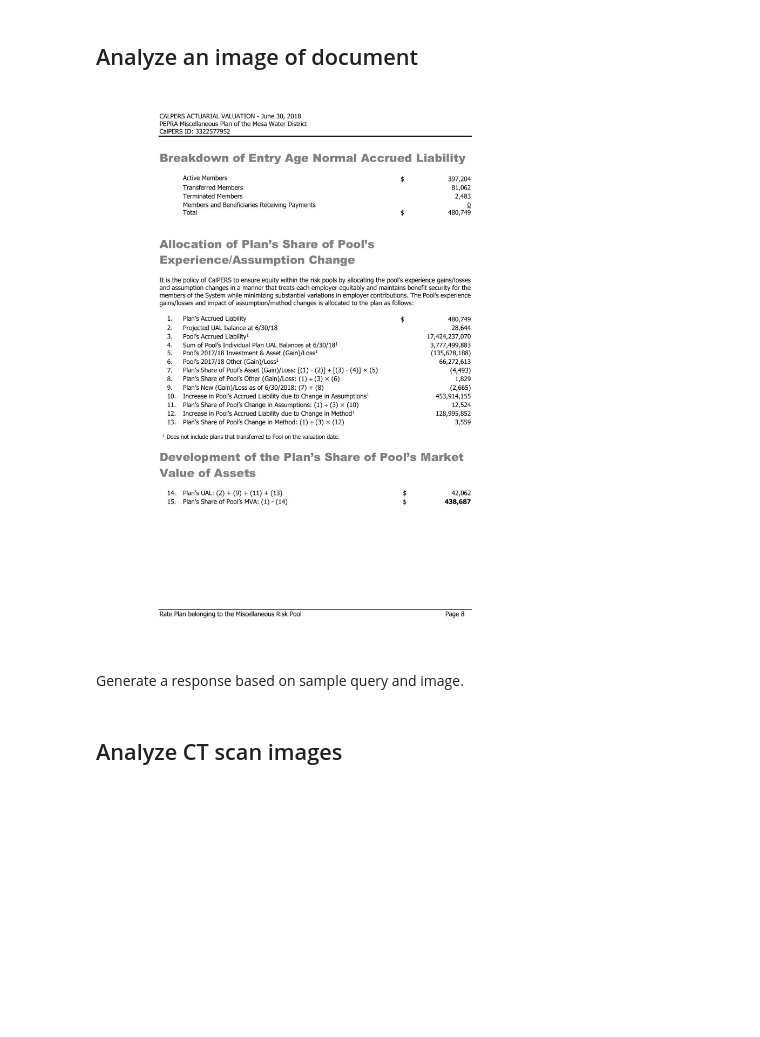
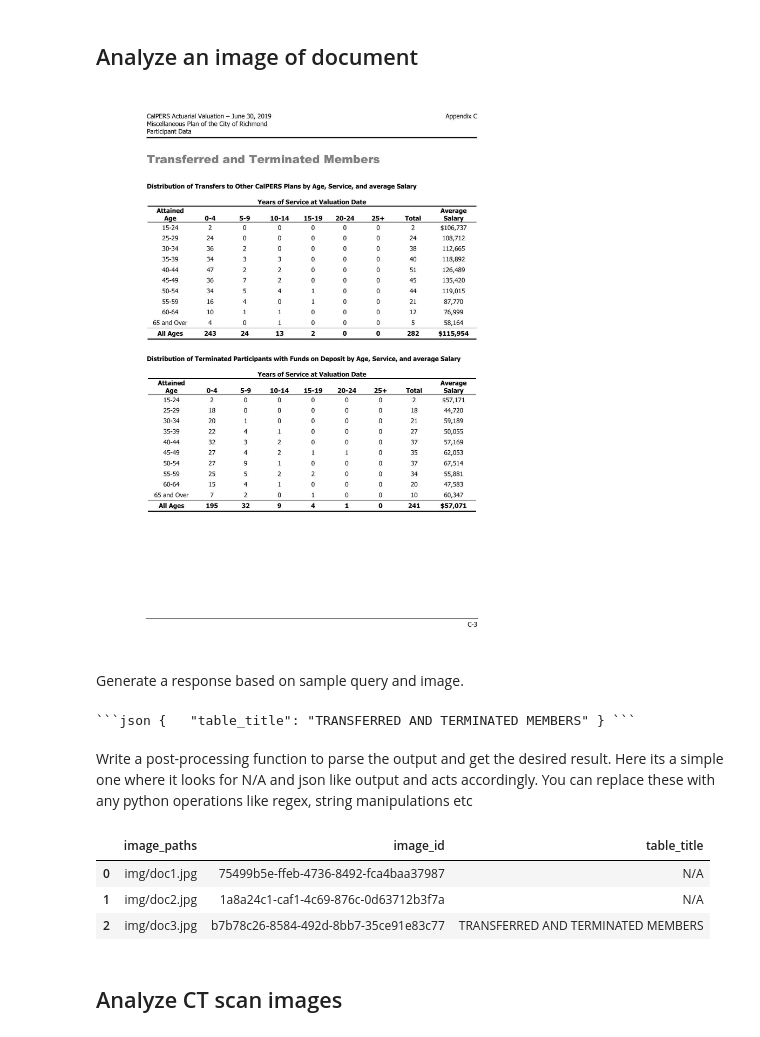
Before and after one commit to landing-ai/vision-agent, a Jupyter notebook: examples/lmm_example.ipynb, the cells around one changed output. Cells and saved outputs as stored; diff of their text form; code cells hidden in the pictures; blank space fills up the shorter version.

````diff
--- a/examples/lmm_example.ipynb
+++ b/examples/lmm_example.ipynb
@@ -11,14 +11,22 @@ model = va.lmm.get_lmm("llava")
 # %% [markdown]
 ## Analyze an image of document
 # %%
-Image(filename="img/doc1.jpg")
+Image(filename="img/doc3.jpg")
 # %% [output]
-[figure, old version]
+[figure, new version]
 # %% [markdown]
 Generate a response based on sample query and image.
 # %%
-image_path = "img/doc1.jpg"
+image_path = "img/doc3.jpg"
 prompt = "Here is the image of a page from a document. Parse this document, if you can find a table and its columns in the page, print Table Title in json format and if not found Table title will be 'N/A'"
-resp = model.generate(image_path, prompt, temperature=0.1, max_new_tokens=2000)
+# The llava model can take two additional parameters
+# temperature (float): The temperature parameter for text generation. Higher values (e.g., 1.0) make the output more random, while lower values (e.g., 0.1) make it more deterministic. Default is 0.2.
+# max_new_tokens (int): The maximum number of tokens to generate. Default is 256.
+resp = model.generate(prompt, image_path, temperature=0.1, max_new_tokens=1500)
 print(textwrap.fill(resp, 80))
+# %% [output]
+```json {   "table_title": "TRANSFERRED AND TERMINATED MEMBERS" } ```
+# %% [markdown]
+Write a post-processing function to parse the output and get the desired result. Here its a simple one where it looks for N/A and json like output and acts accordingly.
+You can replace these with any python operations like regex, string manipulations etc
 # %%
@@ -33,3 +42,14 @@ print(title['table_title'] if title else "N/A")
+# %%
+df_doc = pd.DataFrame({"image_paths": ["img/doc1.jpg", "img/doc2.jpg", "img/doc3.jpg"]})
+ds = va.data.DataStore(df_doc)
+ds = ds.add_lmm(model)
+ds = ds.add_column(name="table_title", prompt=prompt, func=get_table_title)
+ds.df
+# %% [output]
+|  | image_paths | image_id | table_title |
+| 0 | img/doc1.jpg | 75499b5e-ffeb-4736-8492-fca4baa37987 | N/A |
+| 1 | img/doc2.jpg | 1a8a24c1-caf1-4c69-876c-0d63712b3f7a | N/A |
+| 2 | img/doc3.jpg | b7b78c26-8584-492d-8bb7-35ce91e83c77 | TRANSFERRED AND TERMINATED MEMBERS |
 # %% [markdown]
 ## Analyze CT scan images
 # %%
````
Also changed, not shown: parts of 14 cells of this notebook, 3 other files.
